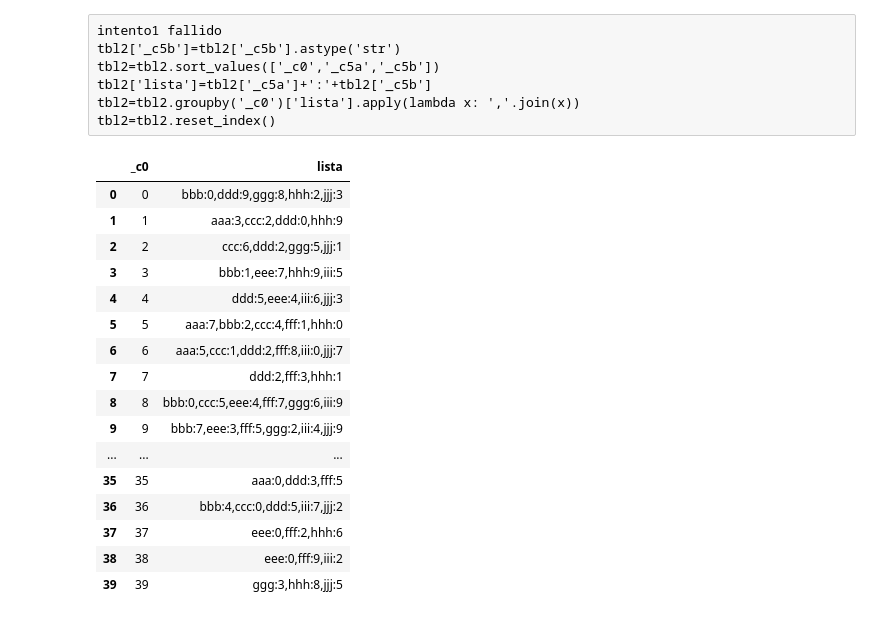
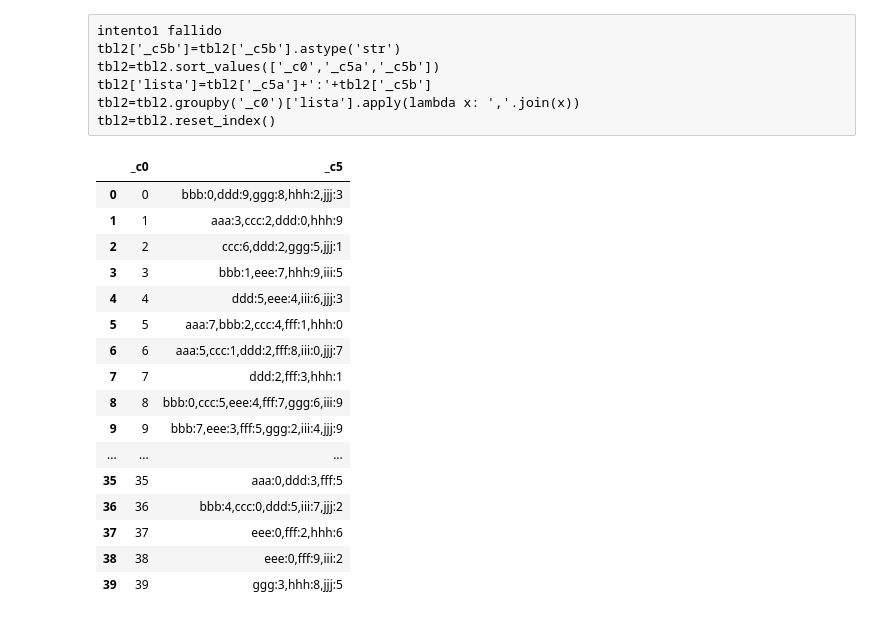
Before and after one commit to ciencia-de-los-datos/programacion-usando-pandas-Dimorenoa, a Jupyter notebook: Lab2 Pandas.ipynb, the cells around one changed output. Drawn from its saved outputs; the diff is of its cells as text; code cells hidden in the pictures.

```diff
--- a/Lab2 Pandas.ipynb
+++ b/Lab2 Pandas.ipynb
@@ -617,13 +617,13 @@ tbl2=tbl2.reset_index()
 # %%
 df=tbl2
 df['_c5b']=df['_c5b'].astype(str)
 df=df.sort_values(['_c0','_c5a','_c5b'])
-df['lista']=df['_c5a']+':'+df['_c5b']
-df=df.groupby('_c0')['lista'].apply(lambda x:','.join(x))
+df['_c5']=df['_c5a']+':'+df['_c5b']
+df=df.groupby('_c0')['_c5'].apply(lambda x:','.join(x))
 df=df.reset_index()
 df
 # %% [output]
-|  | _c0 | lista |
+|  | _c0 | _c5 |
 | 0 | 0 | bbb:0,ddd:9,ggg:8,hhh:2,jjj:3 |
 | 1 | 1 | aaa:3,ccc:2,ddd:0,hhh:9 |
 | 2 | 2 | ccc:6,ddd:2,ggg:5,jjj:1 |
```
Also changed, not shown: parts of 6 cells of this notebook, 1 other file.
